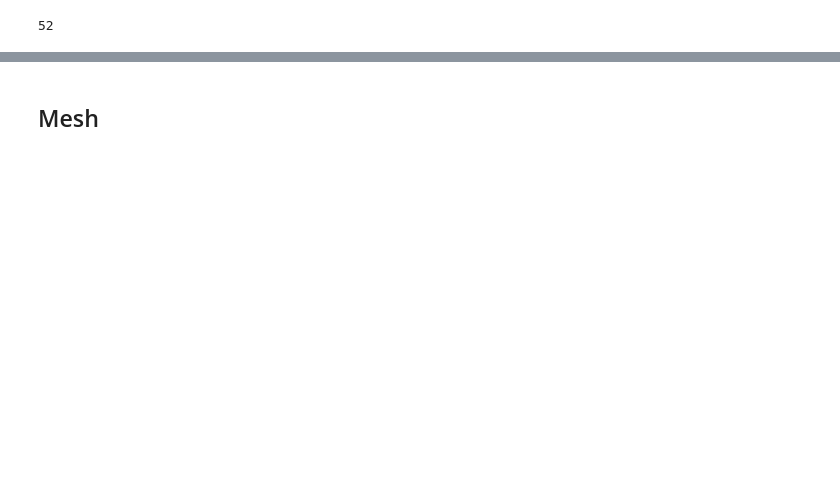
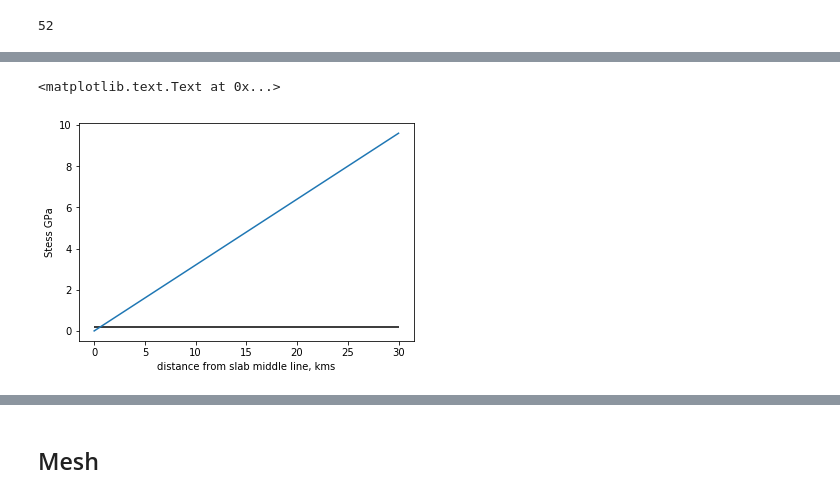
Before and after one commit to dansand/flat_slab, a Jupyter notebook: analysis/stress_curvature.ipynb, the cells around one changed output, grey strips where cells are left out. Cells and saved outputs as stored; diff of their text form; code cells hidden in the pictures; blank space fills up the shorter version.

```diff
--- a/analysis/stress_curvature.ipynb
+++ b/analysis/stress_curvature.ipynb
@@ -170,0 +215,17 @@ strain = 6.391e26/(2*3e11*volume)
+# %%
+rocEst2 = 200e3
+E =  60e9 #basalt
+poisson = 0.25
+Ep = E/(1. - poisson**2)
+y = np.linspace(0, 30e3, 100)
+sigElast = Ep*y/rocEst2
+# %%
+fig, ax = plt.subplots()
+ax.plot(y/1000., sigElast/1e9)
+ax.hlines(200e6/1e9, 0, 30)
+
+ax.set_ylabel('Stess GPa')
+ax.set_xlabel('distance from slab middle line, kms')
+# %% [output]
+<matplotlib.text.Text at 0x...>
+[figure, added]
```
Also changed, not shown: parts of 41 cells of this notebook, 7 other files.
